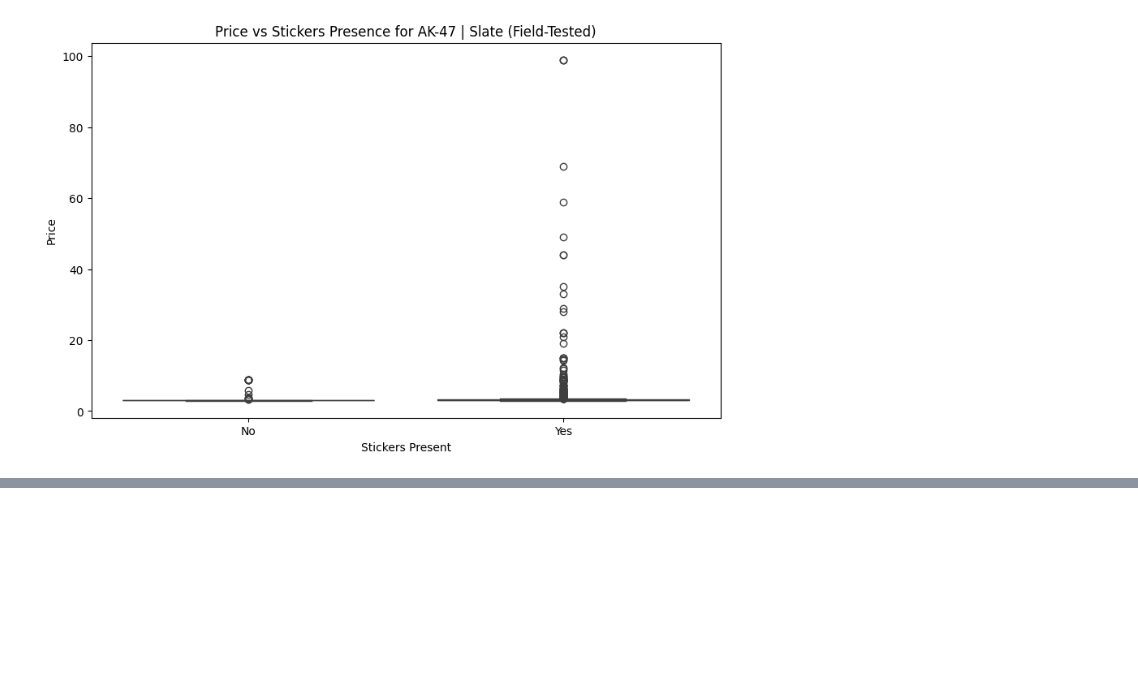
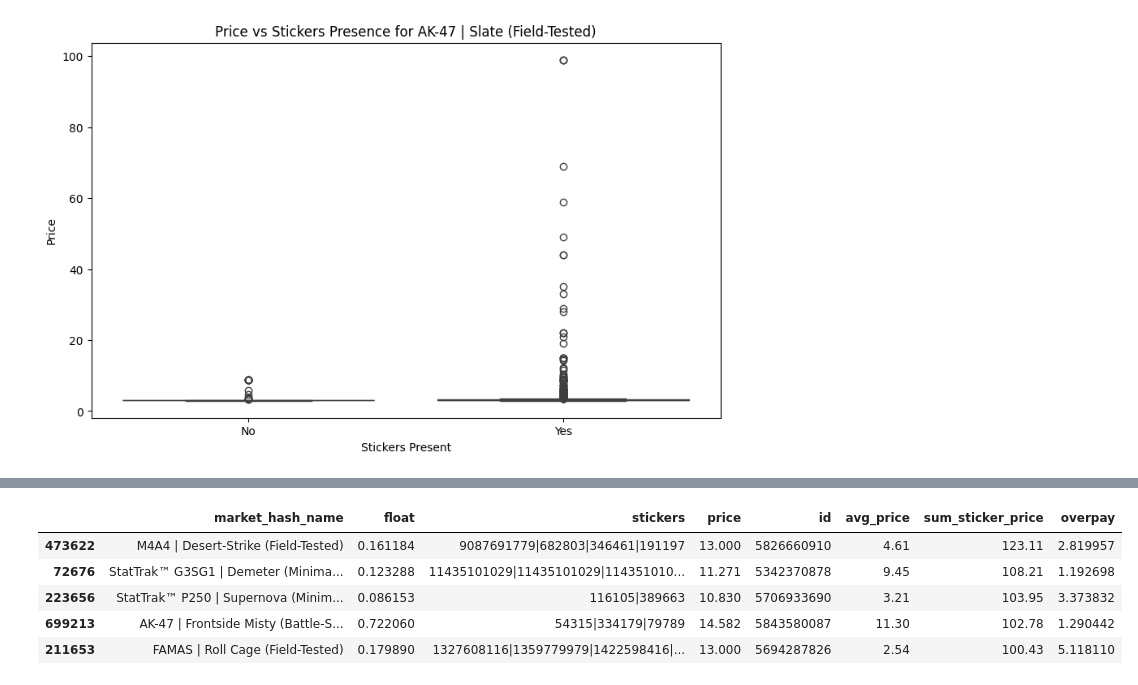
Before and after one commit to marchanyanehu/ml_skins, a Jupyter notebook: ml/main.ipynb, the cells around one changed output, grey strips where cells are left out. Cells and saved outputs as stored; diff of their text form; code cells hidden in the pictures; blank space fills up the shorter version.

```diff
--- a/ml/main.ipynb
+++ b/ml/main.ipynb
@@ -462,0 +508,18 @@ df_steam
+# %%
+
+df_items_sorted_by_sticker_price = df_items.sort_values(by='sum_sticker_price', ascending=False)
+df_drop_empty_avg_sticker_price = df_items_sorted_by_sticker_price[
+    (df_items_sorted_by_sticker_price['overpay'] < 10) &
+    (df_items_sorted_by_sticker_price['price'] < 20) &
+    (~df_items_sorted_by_sticker_price['market_hash_name'].str.contains('Souvenir')) &
+    (df_items_sorted_by_sticker_price['sum_sticker_price'] > 100)
+
+    ]
+df_drop_empty_avg_sticker_price.head(30)
+# %% [output]
+|  | market_hash_name | float | stickers | price | id | avg_price | sum_sticker_price | overpay |
+| 473622 | M4A4 | Desert-Strike (Field-Tested) | 0.161184 | 9087691779|682803|346461|191197 | 13.000 | 5826660910 | 4.61 | 123.11 | 2.819957 |
+| 72676 | StatTrak™ G3SG1 | Demeter (Minima... | 0.123288 | 11435101029|11435101029|114351010... | 11.271 | 5342370878 | 9.45 | 108.21 | 1.192698 |
+| 223656 | StatTrak™ P250 | Supernova (Minim... | 0.086153 | 116105|389663 | 10.830 | 5706933690 | 3.21 | 103.95 | 3.373832 |
+| 699213 | AK-47 | Frontside Misty (Battle-S... | 0.722060 | 54315|334179|79789 | 14.582 | 5843580087 | 11.30 | 102.78 | 1.290442 |
+| 211653 | FAMAS | Roll Cage (Field-Tested) | 0.179890 | 1327608116|1359779979|1422598416|... | 13.000 | 5694287826 | 2.54 | 100.43 | 5.118110 |
```
Also changed, not shown: parts of 24 cells of this notebook.
